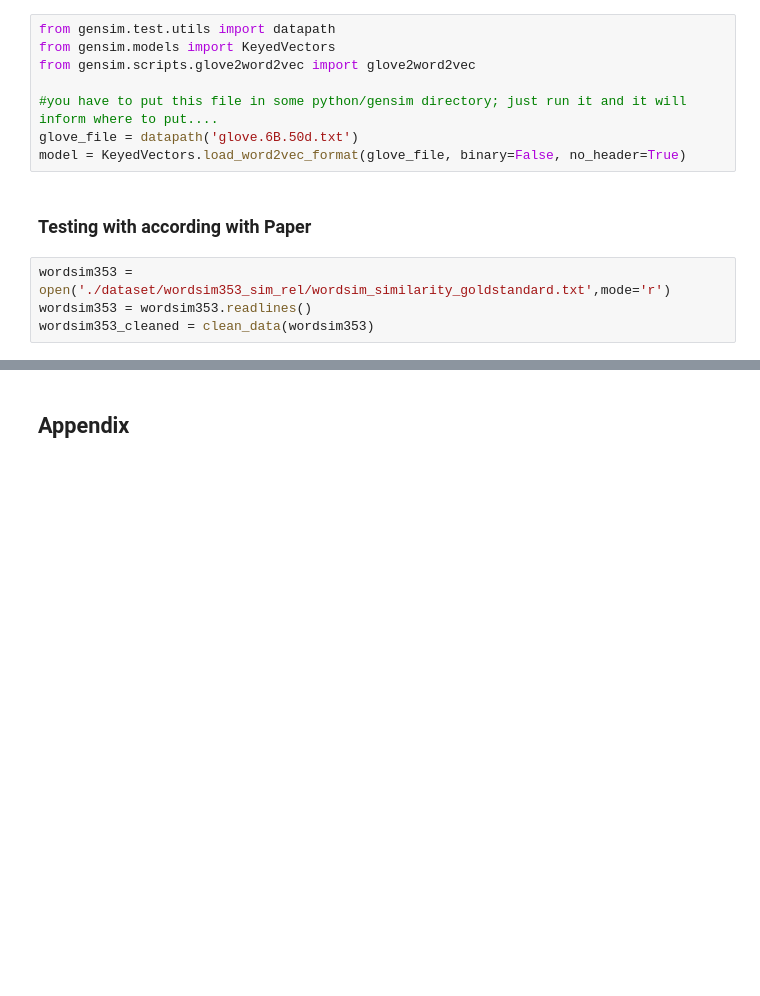
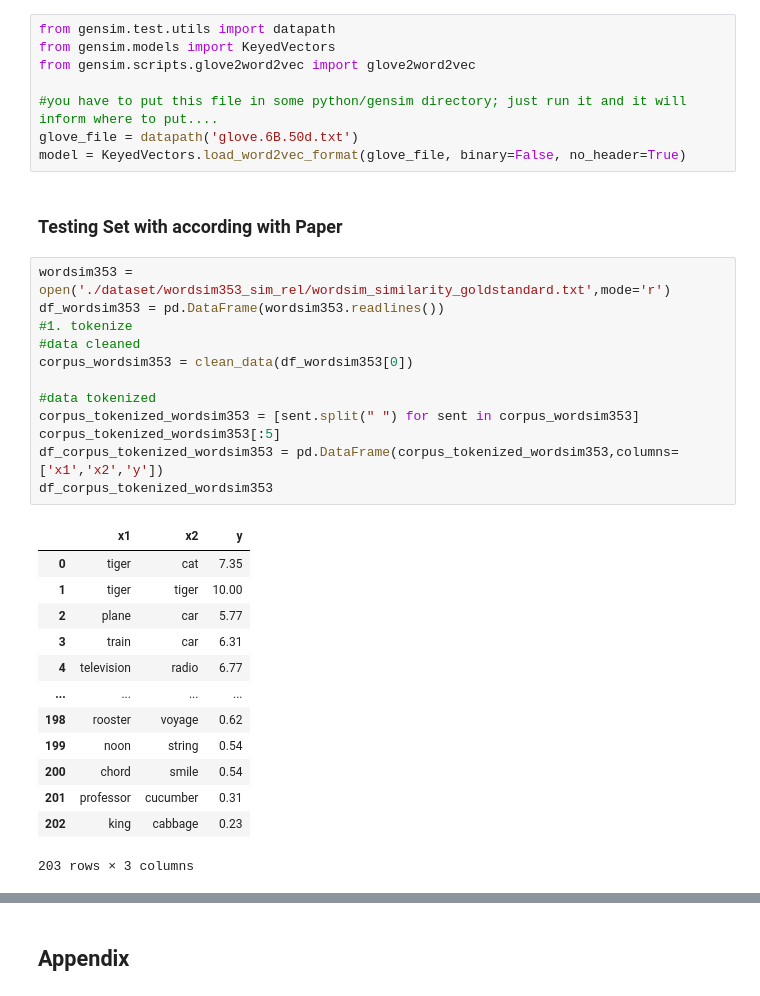
Before and after one commit to guntsvzz/DSAI-AIT, a Jupyter notebook: Course/Natural Language Understanding/Assignment/02 - GloVe.ipynb, the cells around one changed output, grey strips where cells are left out. Cells and saved outputs as stored; diff of their text form; blank space fills up the shorter version.

```diff
--- a/Course/Natural Language Understanding/Assignment/02 - GloVe.ipynb
+++ b/Course/Natural Language Understanding/Assignment/02 - GloVe.ipynb
@@ -754,8 +731,30 @@ from gensim.scripts.glove2word2vec import glove2word2vec
 glove_file = datapath('glove.6B.50d.txt')
 model = KeyedVectors.load_word2vec_format(glove_file, binary=False, no_header=True)
 # %% [markdown]
-### Testing with according with Paper
+### Testing Set with according with Paper
-# %%
-wordsim353 = open('./dataset/wordsim353_sim_rel/wordsim_similarity_goldstandard.txt',mode='r')
-wordsim353 = wordsim353.readlines()
-wordsim353_cleaned = clean_data(wordsim353)
+# %%
+wordsim353 = open('./dataset/wordsim353_sim_rel/wordsim_similarity_goldstandard.txt',mode='r')
+df_wordsim353 = pd.DataFrame(wordsim353.readlines())
+#1. tokenize
+#data cleaned
+corpus_wordsim353 = clean_data(df_wordsim353[0])
+
+#data tokenized
+corpus_tokenized_wordsim353 = [sent.split(" ") for sent in corpus_wordsim353]
+corpus_tokenized_wordsim353[:5]
+df_corpus_tokenized_wordsim353 = pd.DataFrame(corpus_tokenized_wordsim353,columns=['x1','x2','y'])
+df_corpus_tokenized_wordsim353
+# %% [output]
+|  | x1 | x2 | y |
+| 0 | tiger | cat | 7.35 |
+| 1 | tiger | tiger | 10.00 |
+| 2 | plane | car | 5.77 |
+| 3 | train | car | 6.31 |
+| 4 | television | radio | 6.77 |
+| ... | ... | ... | ... |
+| 198 | rooster | voyage | 0.62 |
+| 199 | noon | string | 0.54 |
+| 200 | chord | smile | 0.54 |
+| 201 | professor | cucumber | 0.31 |
+| 202 | king | cabbage | 0.23 |
+203 rows × 3 columns
```
Also changed, not shown: parts of 11 cells of this notebook.
